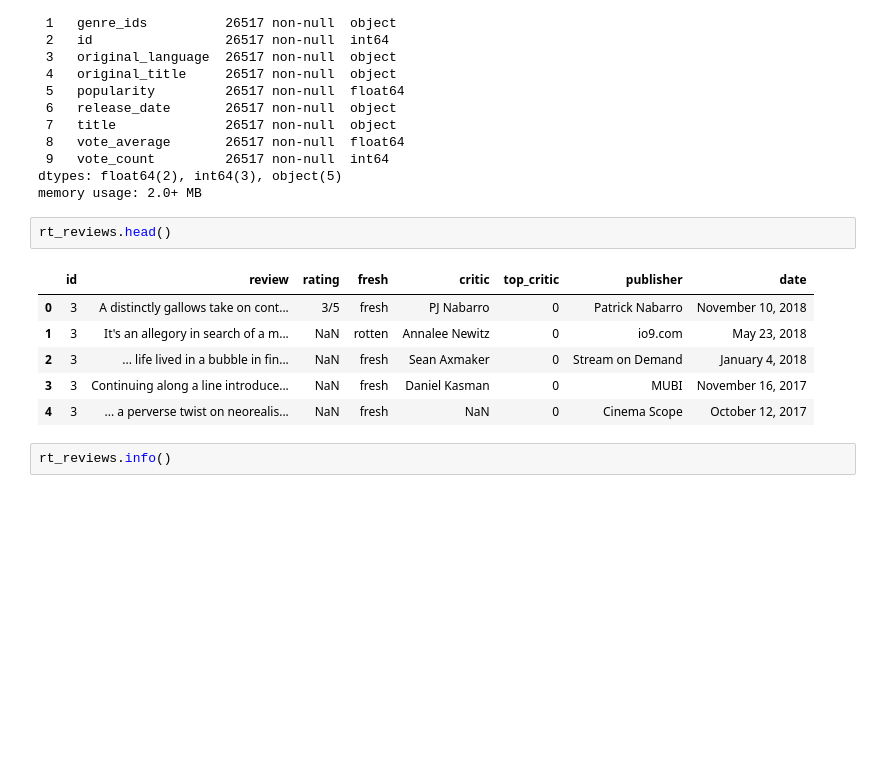
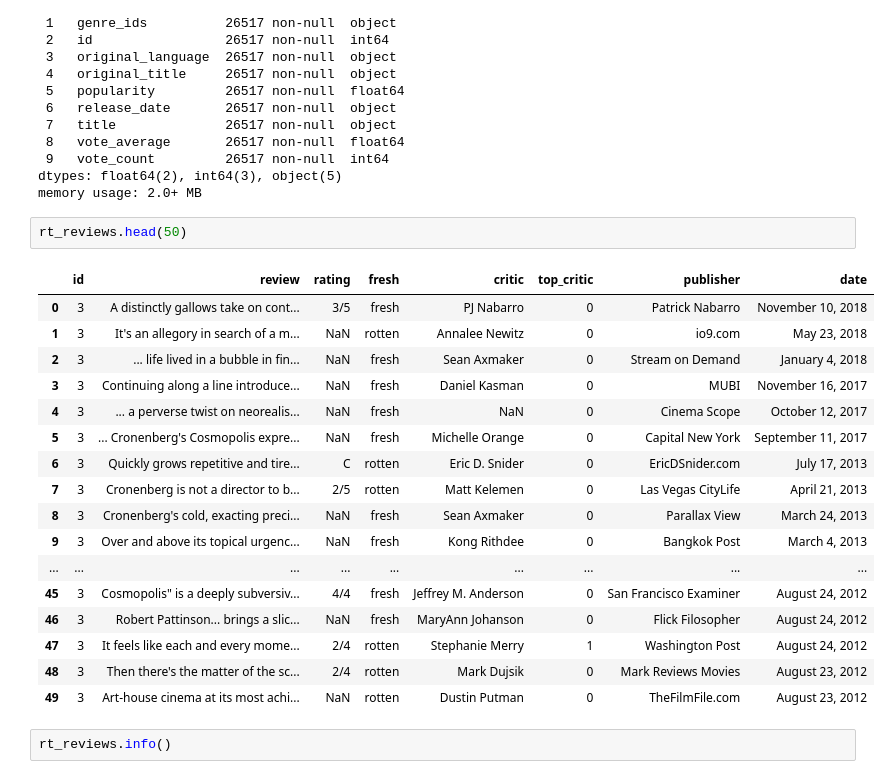
Before and after one commit to Husky-69/Group_8_phase_2_project, a Jupyter notebook: Group8_Endphase2_Project.ipynb, the cells around one changed output. Cells and saved outputs as stored; diff of their text form; blank space fills up the shorter version.

```diff
--- a/Group8_Endphase2_Project.ipynb
+++ b/Group8_Endphase2_Project.ipynb
@@ -74,14 +106,25 @@ Data columns (total 10 columns):
 dtypes: float64(2), int64(3), object(5)
 memory usage: 2.0+ MB
 # %%
-rt_reviews.head()
+rt_reviews.head(50)
 # %% [output]
 |  | id | review | rating | fresh | critic | top_critic | publisher | date |
 | 0 | 3 | A distinctly gallows take on cont... | 3/5 | fresh | PJ Nabarro | 0 | Patrick Nabarro | November 10, 2018 |
 | 1 | 3 | It's an allegory in search of a m... | NaN | rotten | Annalee Newitz | 0 | io9.com | May 23, 2018 |
 | 2 | 3 | ... life lived in a bubble in fin... | NaN | fresh | Sean Axmaker | 0 | Stream on Demand | January 4, 2018 |
 | 3 | 3 | Continuing along a line introduce... | NaN | fresh | Daniel Kasman | 0 | MUBI | November 16, 2017 |
 | 4 | 3 | ... a perverse twist on neorealis... | NaN | fresh | NaN | 0 | Cinema Scope | October 12, 2017 |
+| 5 | 3 | ... Cronenberg's Cosmopolis expre... | NaN | fresh | Michelle Orange | 0 | Capital New York | September 11, 2017 |
+| 6 | 3 | Quickly grows repetitive and tire... | C | rotten | Eric D. Snider | 0 | EricDSnider.com | July 17, 2013 |
+| 7 | 3 | Cronenberg is not a director to b... | 2/5 | rotten | Matt Kelemen | 0 | Las Vegas CityLife | April 21, 2013 |
+| 8 | 3 | Cronenberg's cold, exacting preci... | NaN | fresh | Sean Axmaker | 0 | Parallax View | March 24, 2013 |
+| 9 | 3 | Over and above its topical urgenc... | NaN | fresh | Kong Rithdee | 0 | Bangkok Post | March 4, 2013 |
+| ... | ... | ... | ... | ... | ... | ... | ... | ... |
+| 45 | 3 | Cosmopolis" is a deeply subversiv... | 4/4 | fresh | Jeffrey M. Anderson | 0 | San Francisco Examiner | August 24, 2012 |
+| 46 | 3 | Robert Pattinson... brings a slic... | NaN | fresh | MaryAnn Johanson | 0 | Flick Filosopher | August 24, 2012 |
+| 47 | 3 | It feels like each and every mome... | 2/4 | rotten | Stephanie Merry | 1 | Washington Post | August 24, 2012 |
+| 48 | 3 | Then there's the matter of the sc... | 2/4 | rotten | Mark Dujsik | 0 | Mark Reviews Movies | August 23, 2012 |
+| 49 | 3 | Art-house cinema at its most achi... | NaN | rotten | Dustin Putman | 0 | TheFilmFile.com | August 23, 2012 |
 # %%
 rt_reviews.info()
 # %% [output]
```
Also changed, not shown: parts of 35 cells of this notebook.
